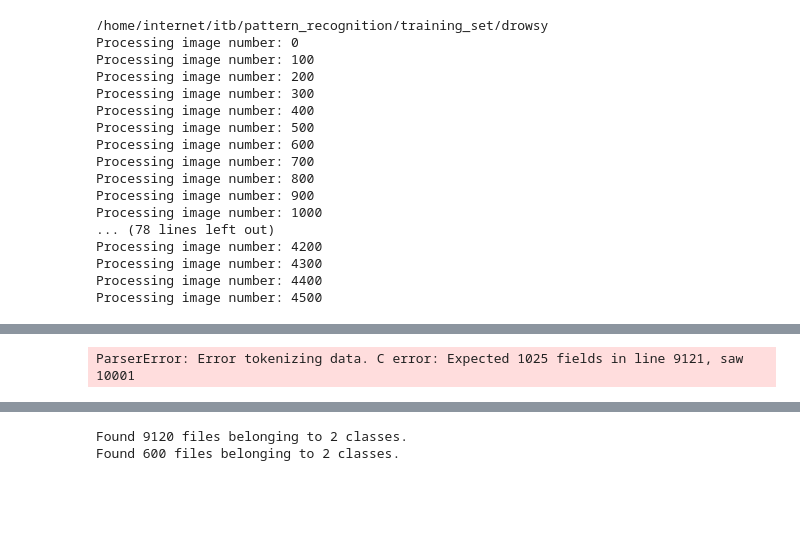
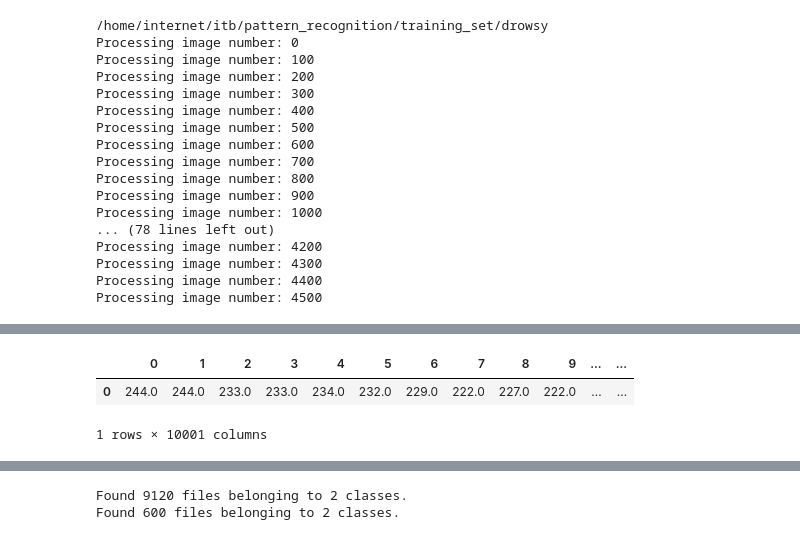
Before and after one commit to chilldenaya/drowsiness-detection, a Jupyter notebook: tensor.ipynb, the cells around one changed output, grey strips where cells are left out. Drawn from its saved outputs; the diff is of its cells as text; code cells hidden in the pictures; blank space fills up the shorter version.

```diff
--- a/tensor.ipynb
+++ b/tensor.ipynb
@@ -147,7 +180,11 @@ Processing image number: 4500
 # %%
-import pandas as pd
+# using dask for big csv data instead of pandas
+import dask.dataframe as dd
 
-df = pd.read_csv("./dataset.csv", header=None)
+df = dd.read_csv("./dataset.csv", header=None)
+val_df = dd.read_csv("./validation_dataset.csv", header=None)
 df.head(1)
 # %% [output]
+|  | 0 | 1 | 2 | 3 | 4 | 5 | 6 | 7 | 8 | 9 | ... | ... |
+| 0 | 244.0 | 244.0 | 233.0 | 233.0 | 234.0 | 232.0 | 229.0 | 222.0 | 227.0 | 222.0 | ... | ... |
-ParserError: Error tokenizing data. C error: Expected 1025 fields in line 9121, saw 10001
+1 rows × 10001 columns
```
Also changed, not shown: parts of 26 cells of this notebook.
